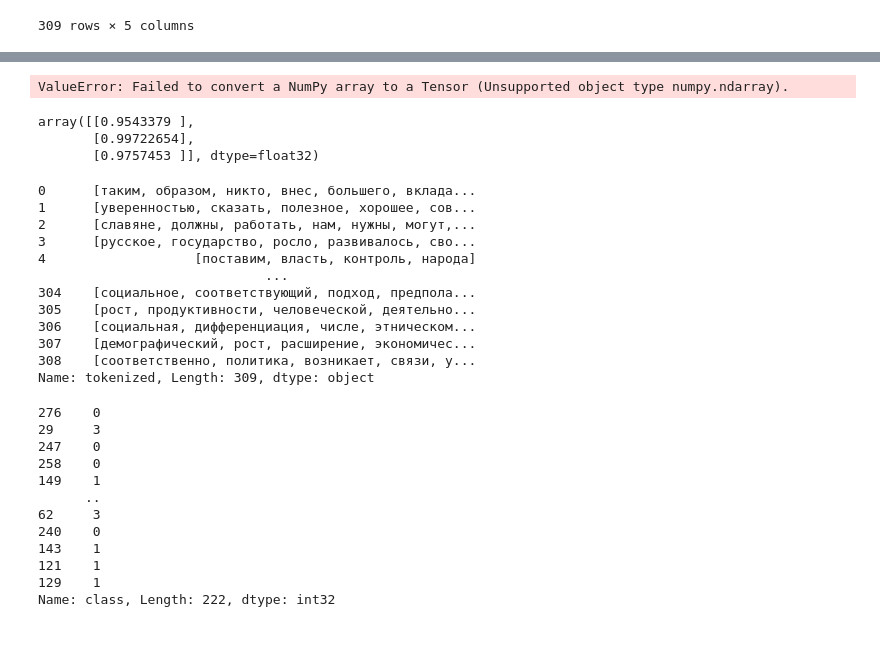
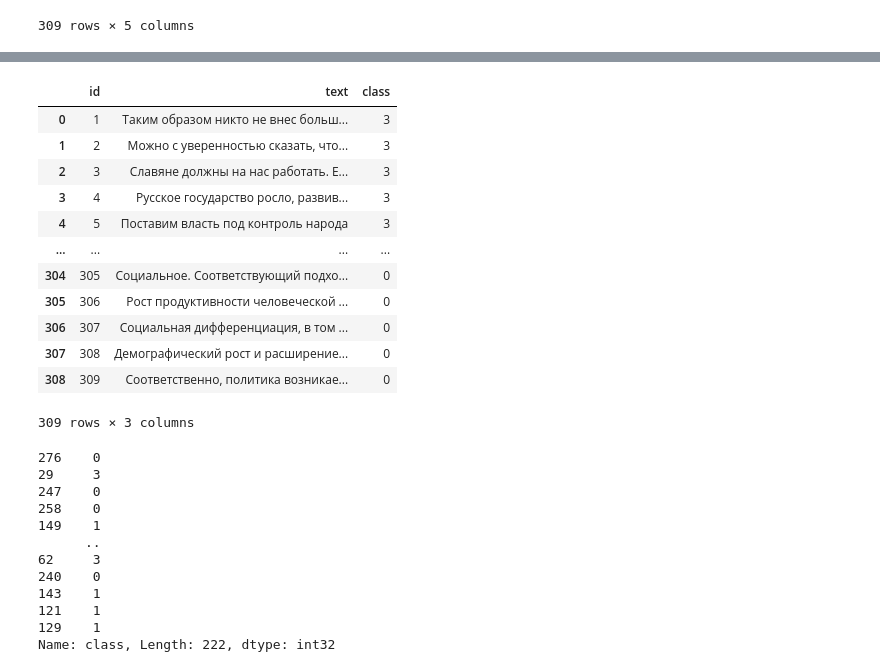
Before and after one commit to smorchilla/analize, a Jupyter notebook: pobeda.ipynb, the cells around one changed output, grey strips where cells are left out. Saved outputs shown, nothing was run; the diff lists cells and outputs as text; code cells hidden in the pictures; blank space fills up the shorter version.

```diff
--- a/pobeda.ipynb
+++ b/pobeda.ipynb
@@ -273,3 +164,0 @@ print(sorted_dict)  # {1: 1, 3: 4, 2: 9}
-# %%
-df = df.astype({'class': np.int})
-df
@@ -451,60 +165,21 @@ NameError: name 'X_train1' is not defined
-# %%
-from pathlib import Path
-import pandas as pd
-from keras.models import Sequential
-from keras.layers import Embedding, Dense, Dropout, Activation
-from keras.preprocessing.text import Tokenizer, text_to_word_sequence
-from keras import optimizers
-
-
-# read data
-X_train, X_test, y_train, y_test = train_test_split(
- df['medVec'], df['class'], random_state=0)
-
-
-
-# build a model
-model = Sequential()
-model.add(Dense(100, activation='relu', input_dim=100))
-model.add(Dropout(0.25))
-model.add(Dense(50,activation = 'relu'))
-model.add(Dense(1, activation='sigmoid'))
-optimiz = optimizers.Adam(lr=0.0001, beta_1=0.9, beta_2=0.999, epsilon=1e-08, decay=0.0)
-model.compile(loss = 'binary_crossentropy',optimizer = optimiz ,metrics = ['accuracy'])
-
-
-# fit the model
-hist = model.fit(X_train,y_train,validation_data = (X_test,y_test),epochs = 10,batch_size = 64)
-# %% [output]
-ValueError: Failed to convert a NumPy array to a Tensor (Unsupported object type numpy.ndarray).
-# %%
-# predict our own texts
-texts = ['я ебу хачей', 'чтоб вы сдохли', 'все ок']
-t.fit_on_texts(texts)
-X = t.texts_to_matrix(texts, mode='tfidf')
-
-model.predict(X)
-# %% [output]
-array([[0.9543379 ],
-       [0.99722654],
-       [0.9757453 ]], dtype=float32)
 # %%
 df['class'] = df['class'].astype('int32')
 # %%
-df['tokenized']
+df
 # %% [output]
+|  | id | text | class |
+| 0 | 1 | Таким образом никто не внес больш... | 3 |
+| 1 | 2 | Можно с уверенностью сказать, что... | 3 |
+| 2 | 3 | Славяне должны на нас работать. Е... | 3 |
+| 3 | 4 | Русское государство росло, развив... | 3 |
+| 4 | 5 | Поставим власть под контроль народа | 3 |
+| ... | ... | ... | ... |
+| 304 | 305 | Социальное. Соответствующий подхо... | 0 |
+| 305 | 306 | Рост продуктивности человеческой ... | 0 |
+| 306 | 307 | Социальная дифференциация, в том ... | 0 |
+| 307 | 308 | Демографический рост и расширение... | 0 |
+| 308 | 309 | Соответственно, политика возникае... | 0 |
-0      [таким, образом, никто, внес, большего, вклада...
-1      [уверенностью, сказать, полезное, хорошее, сов...
-2      [славяне, должны, работать, нам, нужны, могут,...
-3      [русское, государство, росло, развивалось, сво...
-4                   [поставим, власть, контроль, народа]
-                             ...
-304    [социальное, соответствующий, подход, предпола...
-305    [рост, продуктивности, человеческой, деятельно...
-306    [социальная, дифференциация, числе, этническом...
-307    [демографический, рост, расширение, экономичес...
-308    [соответственно, политика, возникает, связи, у...
-Name: tokenized, Length: 309, dtype: object
+309 rows × 3 columns
 # %%
 from sklearn.model_selection import train_test_split
 X_train, X_valid, y_train, y_valid = train_test_split(df['text'], df['class'], test_size=0.1, random_state=42)
```
Also changed, not shown: parts of 33 cells of this notebook, 1 other file.
